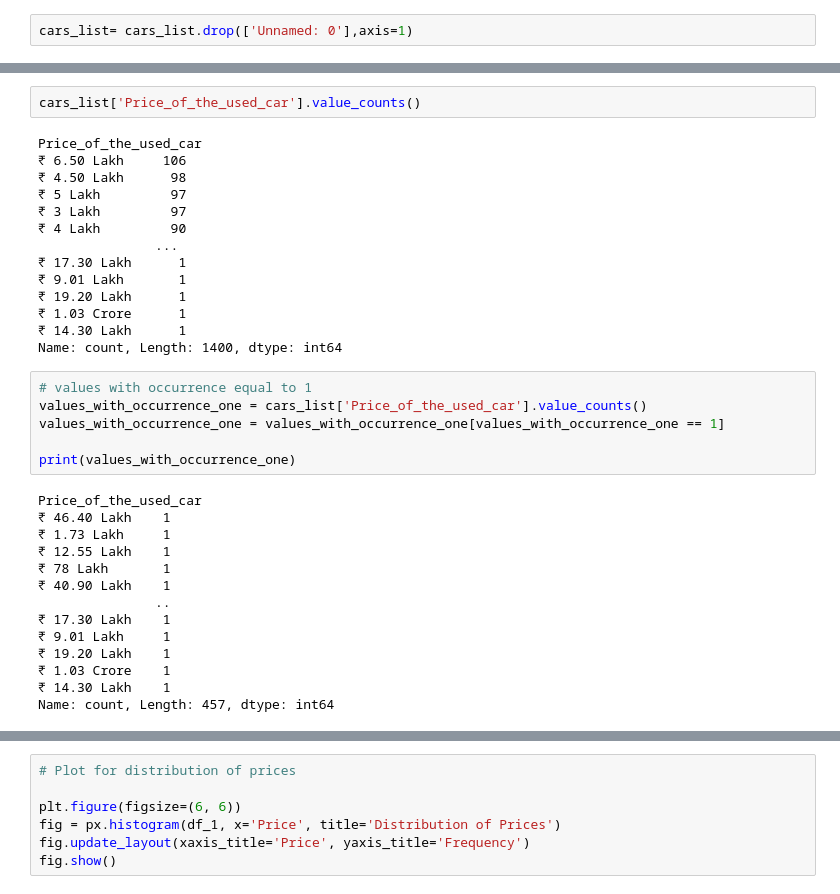
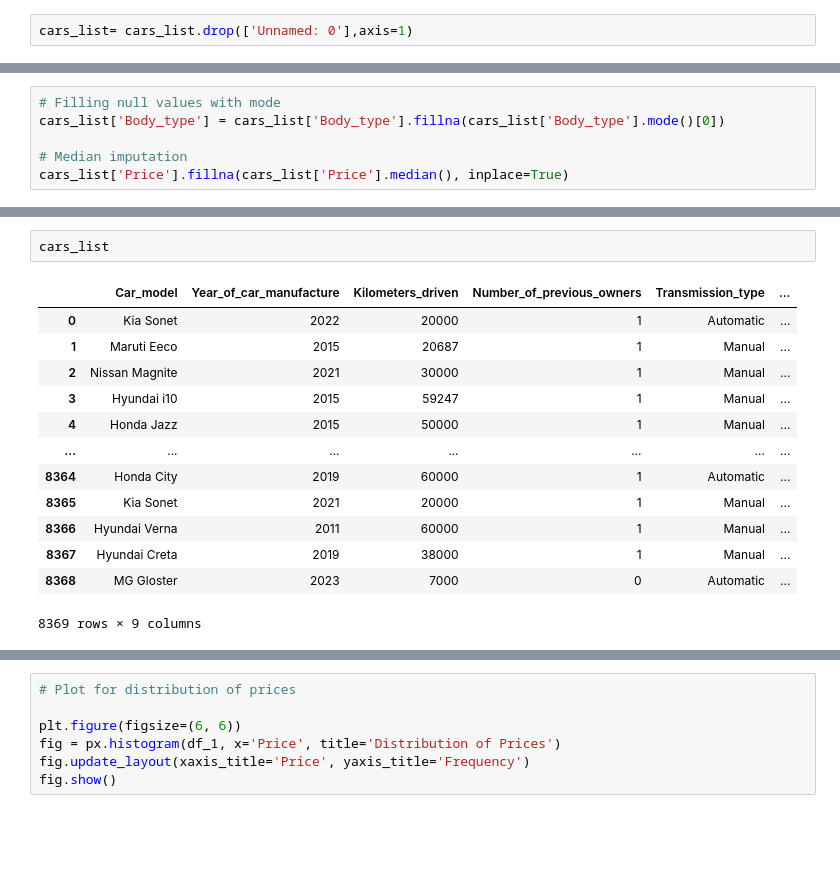
Before and after one commit to Deepwkd/Cardheko-price-prediction, a Jupyter notebook: Eda_ML.ipynb, the cells around one changed output, grey strips where cells are left out. Cells and saved outputs as stored; diff of their text form; blank space fills up the shorter version.

```diff
--- a/Eda_ML.ipynb
+++ b/Eda_ML.ipynb
@@ -67,0 +112,6 @@ cars_list.describe()
+# %%
+# Filling null values with mode
+cars_list['Body_type'] = cars_list['Body_type'].fillna(cars_list['Body_type'].mode()[0])
+
+# Median imputation
+cars_list['Price'].fillna(cars_list['Price'].median(), inplace=True)
@@ -68,36 +125,16 @@ cars_list.describe()
 # %%
-cars_list['Price_of_the_used_car'].value_counts()
+cars_list
 # %% [output]
+|  | Car_model | Year_of_car_manufacture | Kilometers_driven | Number_of_previous_owners | Transmission_type | ... |
+| 0 | Kia Sonet | 2022 | 20000 | 1 | Automatic | ... |
+| 1 | Maruti Eeco | 2015 | 20687 | 1 | Manual | ... |
+| 2 | Nissan Magnite | 2021 | 30000 | 1 | Manual | ... |
+| 3 | Hyundai i10 | 2015 | 59247 | 1 | Manual | ... |
+| 4 | Honda Jazz | 2015 | 50000 | 1 | Manual | ... |
+| ... | ... | ... | ... | ... | ... | ... |
+| 8364 | Honda City | 2019 | 60000 | 1 | Automatic | ... |
+| 8365 | Kia Sonet | 2021 | 20000 | 1 | Manual | ... |
+| 8366 | Hyundai Verna | 2011 | 60000 | 1 | Manual | ... |
+| 8367 | Hyundai Creta | 2019 | 38000 | 1 | Manual | ... |
+| 8368 | MG Gloster | 2023 | 7000 | 0 | Automatic | ... |
-Price_of_the_used_car
-₹ 6.50 Lakh     106
-₹ 4.50 Lakh      98
-₹ 5 Lakh         97
-₹ 3 Lakh         97
-₹ 4 Lakh         90
-               ...
-₹ 17.30 Lakh      1
-₹ 9.01 Lakh       1
-₹ 19.20 Lakh      1
-₹ 1.03 Crore      1
-₹ 14.30 Lakh      1
-Name: count, Length: 1400, dtype: int64
+8369 rows × 9 columns
-# %%
-# values with occurrence equal to 1
-values_with_occurrence_one = cars_list['Price_of_the_used_car'].value_counts()
-values_with_occurrence_one = values_with_occurrence_one[values_with_occurrence_one == 1]
-
-print(values_with_occurrence_one)
-# %% [output]
-Price_of_the_used_car
-₹ 46.40 Lakh    1
-₹ 1.73 Lakh     1
-₹ 12.55 Lakh    1
-₹ 78 Lakh       1
-₹ 40.90 Lakh    1
-               ..
-₹ 17.30 Lakh    1
-₹ 9.01 Lakh     1
-₹ 19.20 Lakh    1
-₹ 1.03 Crore    1
-₹ 14.30 Lakh    1
-Name: count, Length: 457, dtype: int64
```
Also changed, not shown: parts of 52 cells of this notebook.
